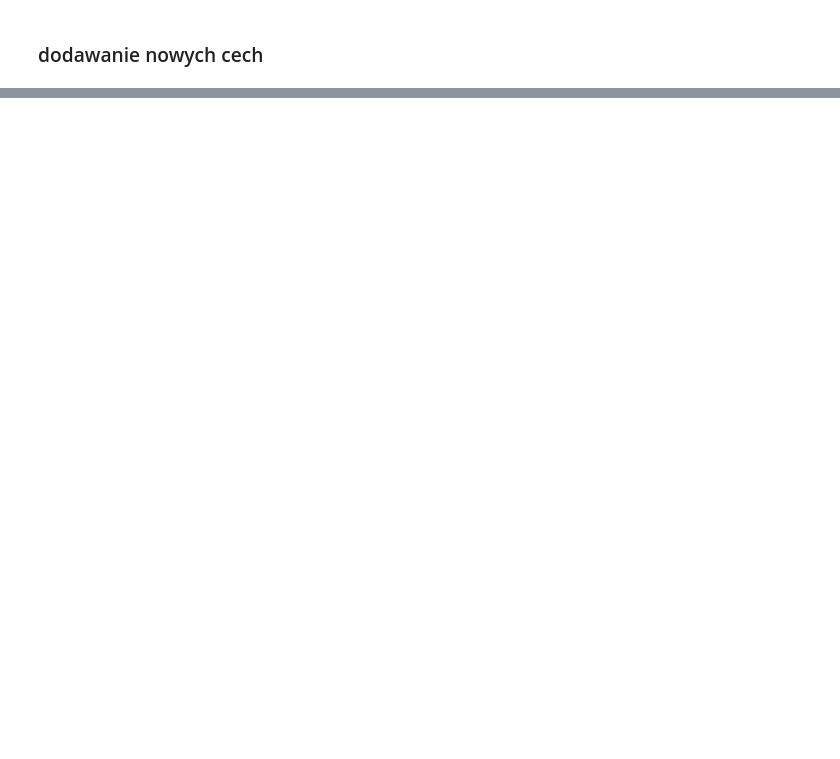
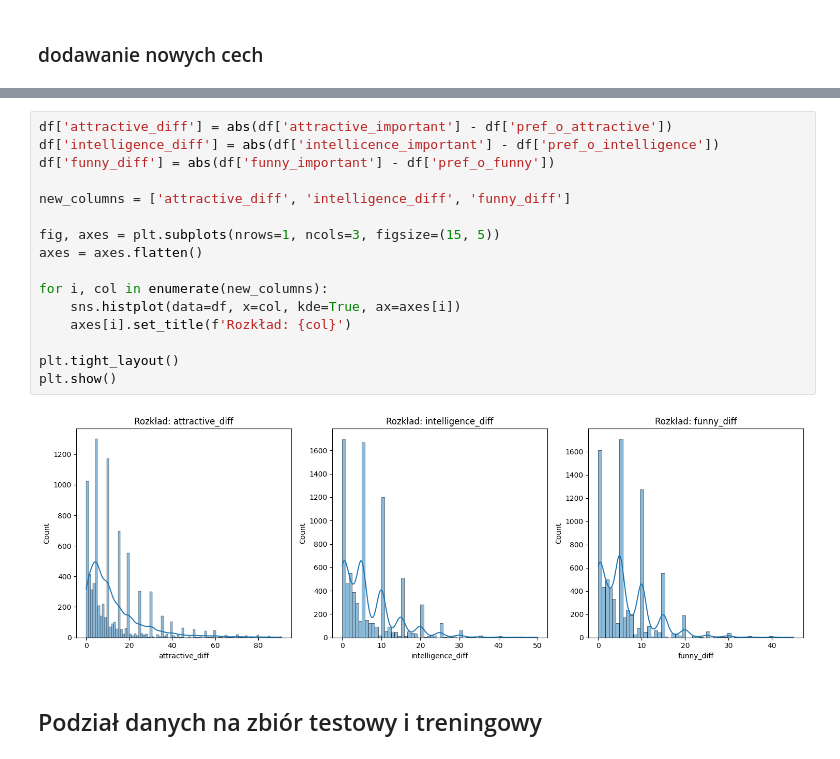
Before and after one commit to Zajecia-na-PWr-LR/lista6-swientyk, a Jupyter notebook: L6_speed_dating.ipynb, the cells around one changed output, grey strips where cells are left out. Cells and saved outputs as stored; diff of their text form; blank space fills up the shorter version.

```diff
--- a/L6_speed_dating.ipynb
+++ b/L6_speed_dating.ipynb
@@ -327 +362,21 @@ Index(['gender', 'age', 'age_o', 'd_age', 'race', 'race_o', 'samerace',
       dtype='str')
+# %%
+df['attractive_diff'] = abs(df['attractive_important'] - df['pref_o_attractive'])
+df['intelligence_diff'] = abs(df['intellicence_important'] - df['pref_o_intelligence'])
+df['funny_diff'] = abs(df['funny_important'] - df['pref_o_funny'])
+
+new_columns = ['attractive_diff', 'intelligence_diff', 'funny_diff']
+
+fig, axes = plt.subplots(nrows=1, ncols=3, figsize=(15, 5))
+axes = axes.flatten()
+
+for i, col in enumerate(new_columns):
+    sns.histplot(data=df, x=col, kde=True, ax=axes[i])
+    axes[i].set_title(f'Rozkład: {col}')
+
+plt.tight_layout()
+plt.show()
+# %% [output]
+[figure, added]
+# %% [markdown]
+## Podział danych na zbiór testowy i treningowy
```
Also changed, not shown: parts of 33 cells of this notebook.
